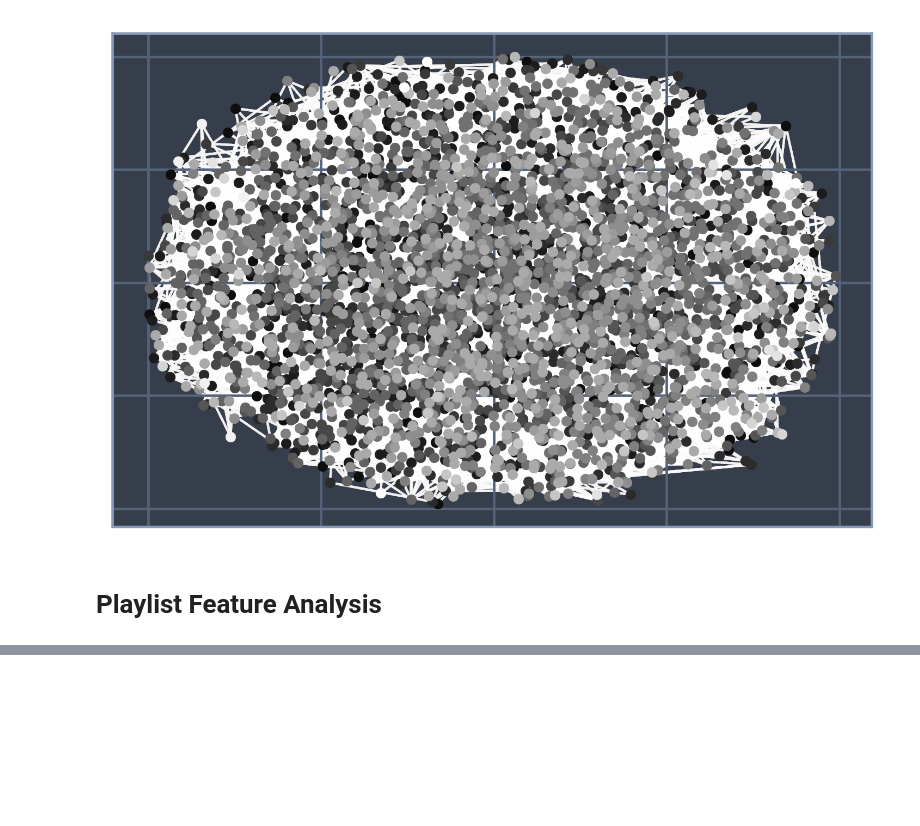
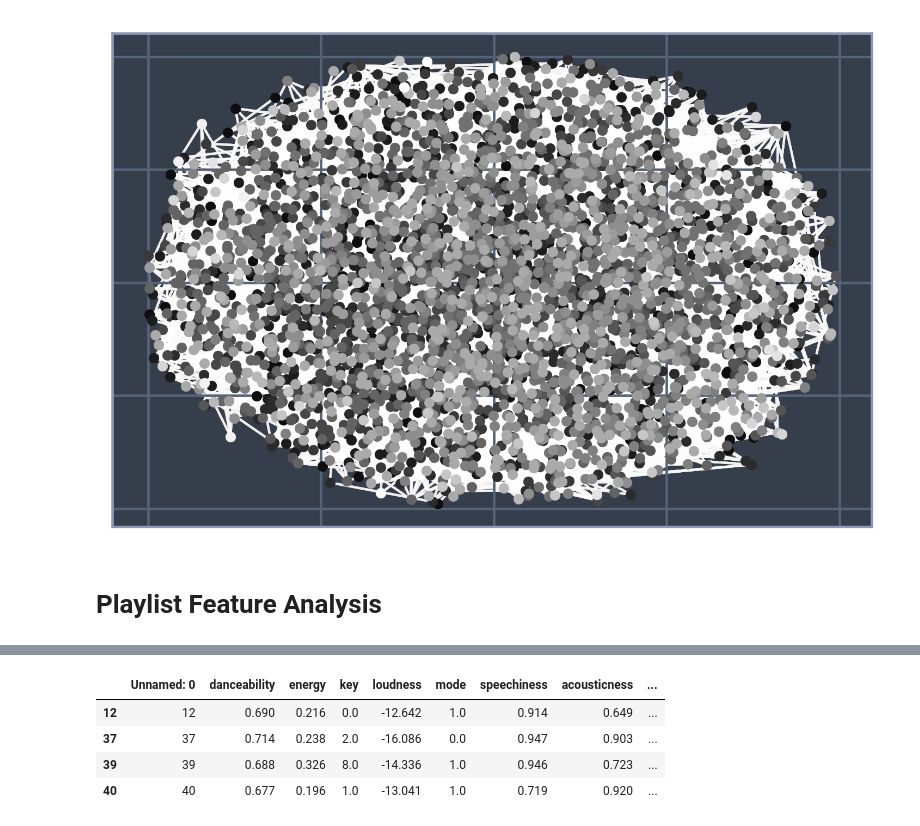
Before and after one commit to sofielange98/every-noise-network-analysis, a Jupyter notebook: Sub-genre Analysis.ipynb, the cells around one changed output, grey strips where cells are left out. Drawn from its saved outputs; the diff is of its cells as text; code cells hidden in the pictures; blank space fills up the shorter version.

```diff
--- a/Sub-genre Analysis.ipynb
+++ b/Sub-genre Analysis.ipynb
@@ -179,0 +270,8 @@ print(corr['acousticness']['valence'])
+# %%
+play_features[play_features['speechiness'] >= 0.6]
+# %% [output]
+|  | Unnamed: 0 | danceability | energy | key | loudness | mode | speechiness | acousticness | ... |
+| 12 | 12 | 0.690 | 0.216 | 0.0 | -12.642 | 1.0 | 0.914 | 0.649 | ... |
+| 37 | 37 | 0.714 | 0.238 | 2.0 | -16.086 | 0.0 | 0.947 | 0.903 | ... |
+| 39 | 39 | 0.688 | 0.326 | 8.0 | -14.336 | 1.0 | 0.946 | 0.723 | ... |
+| 40 | 40 | 0.677 | 0.196 | 1.0 | -13.041 | 1.0 | 0.719 | 0.920 | ... |
```
Also changed, not shown: parts of 11 cells of this notebook, 2 other files.
